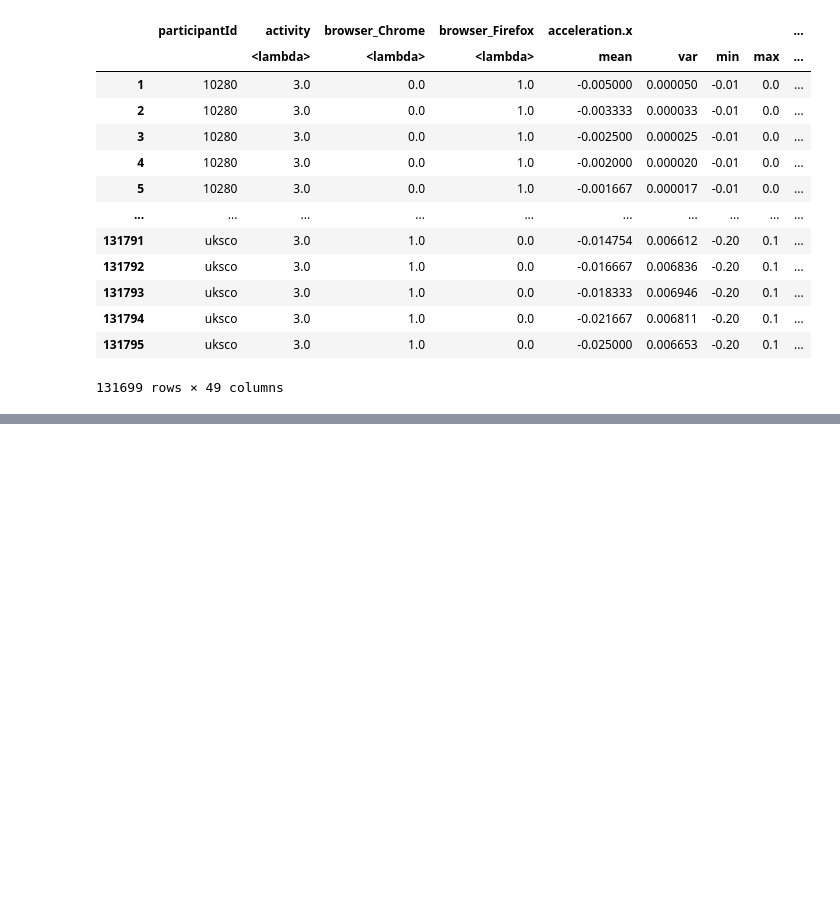
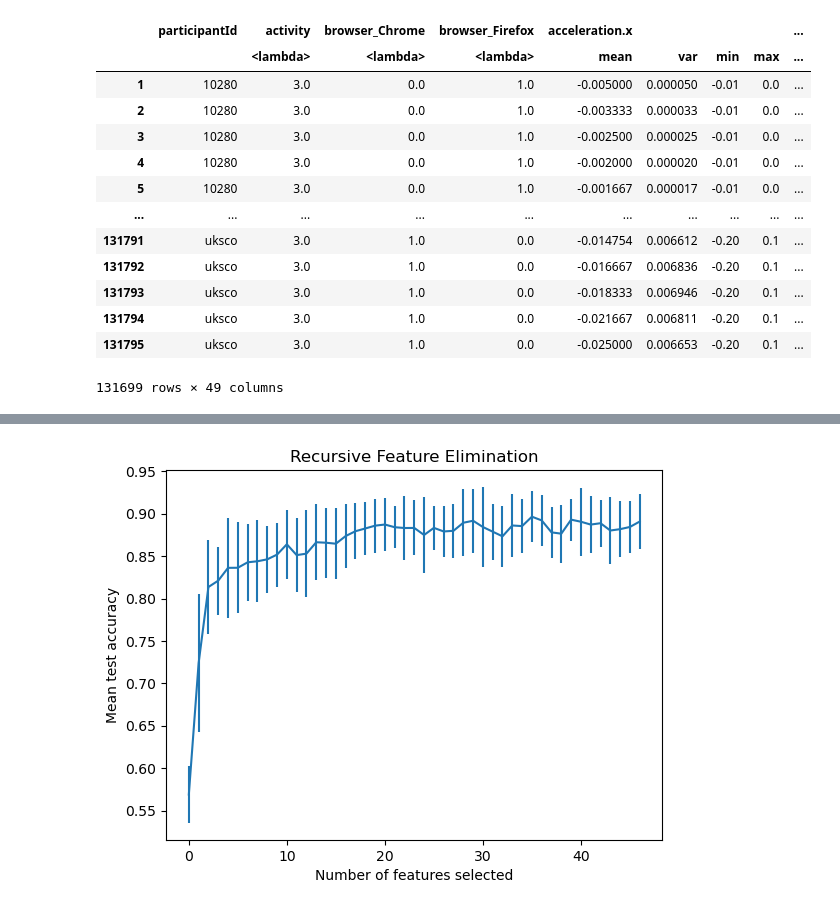
Before and after one commit to simon-a-schmitt/Human-Activity-Recognition, a Jupyter notebook: getfeatures.ipynb, the cells around one changed output, grey strips where cells are left out. Cells and saved outputs as stored; diff of their text form; code cells hidden in the pictures; blank space fills up the shorter version.

```diff
--- a/getfeatures.ipynb
+++ b/getfeatures.ipynb
@@ -23,7 +23,7 @@ pickle.dump(project, open("project.pkl","wb"))
 NameError: name 'project' is not defined
 # %%
 import pickle
-project=pickle.load(open("project.pkl","rb"))
+project=pickle.load(open("../project.pkl","rb"))
 # %%
 df=pd.concat([d.data.dropna().assign(**d.metaData) for d  in project.datasets if (d.name == "devicemotion" and d.data.shape[0]>0) ] )
 df
@@ -202,0 +169,12 @@ scores.mean()
+# %%
+from sklearn.feature_selection import RFECV
+import matplotlib.pyplot as plt
+
+# rfecv = RFECV(estimator=clf, step=1, cv=LeaveOneGroupOut(), groups=groups, scoring='f1_macro')
+rfecv = RFECV(estimator=clf, step=1, scoring='f1_macro')
+rfecv = rfecv.fit(X, y)
+# %%
+import matplotlib.pyplot as plt
+
+cv_results = pd.DataFrame(rfecv.cv_results_)
+cv_results
@@ -202,0 +199,13 @@ scores.mean()
+# %%
+plt.figure()
+plt.xlabel("Number of features selected")
+plt.ylabel("Mean test accuracy")
+plt.errorbar(
+    x=cv_results.index,
+    y=cv_results["mean_test_score"],
+    yerr=cv_results["std_test_score"],
+)
+plt.title("Recursive Feature Elimination")
+plt.show()
+# %% [output]
+[figure, added]
```
Also changed, not shown: parts of 8 cells of this notebook.
